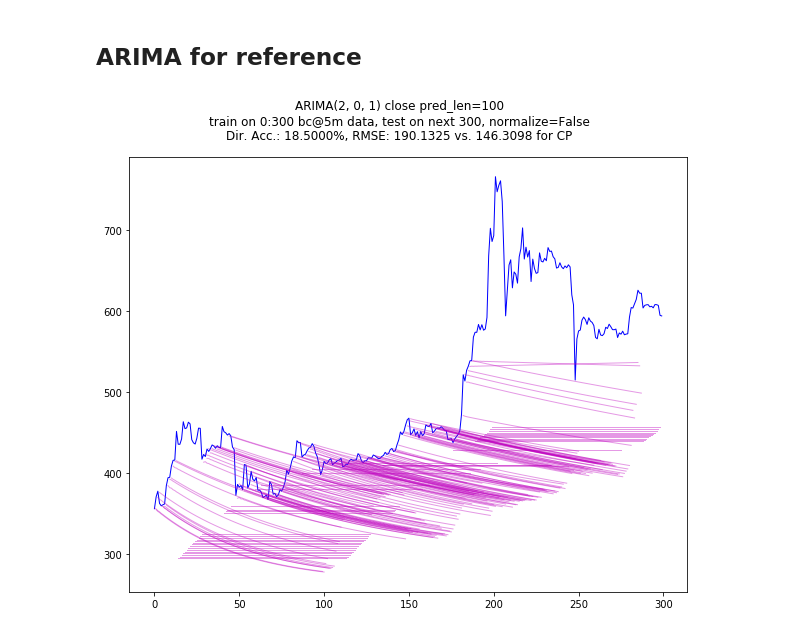
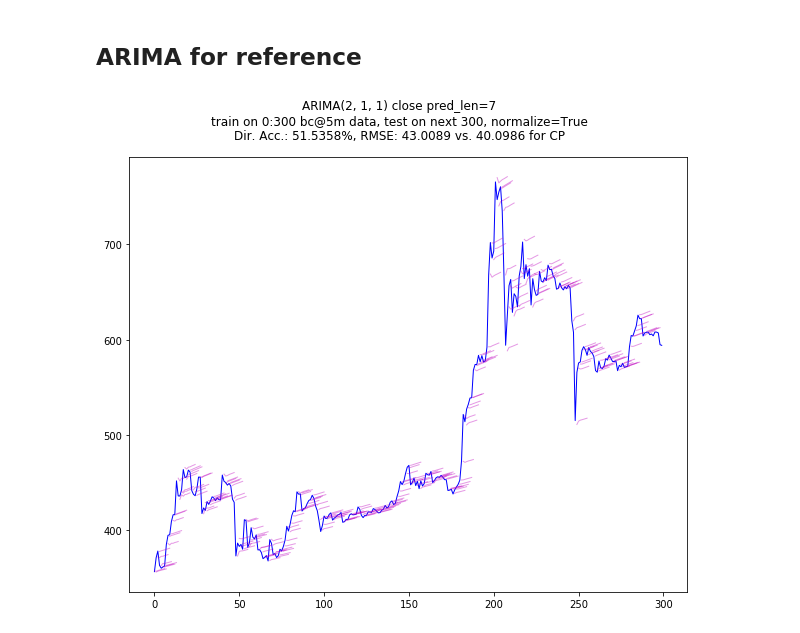
Before and after one commit to NeuronQ/udacity-capstone, a Jupyter notebook: full-runs-btc-24h-ohlcw-sp500-sentimen.ipynb, the cells around one changed output. Drawn from its saved outputs; the diff is of its cells as text; code cells hidden in the pictures.

```diff
--- a/full-runs-btc-24h-ohlcw-sp500-sentimen.ipynb
+++ b/full-runs-btc-24h-ohlcw-sp500-sentimen.ipynb
@@ -659,21 +659,21 @@ data ~ (1359, 1)
 # %%
 run_walk_forward_validation_arima(
     # data to extract:
     data,
     features=['close'],
     from_i=0,
     train_sz=300,
     test_sz=300,
     # data processing:
-    normalize=False,
-    order=(2, 0, 1),
-    pred_len=100,
+    normalize=True,
+    order=(2, 1, 1),
+    pred_len=7,
     skip=False,
     fix_all_rngs_to=False,
     fix_rngs_before_each=False,
 )
 # %% [output]
-[figure, old version]
+[figure, new version]
 # %%
 run_walk_forward_validation_arima(
     # data to extract:
```
Also changed, not shown: parts of 8 cells of this notebook, 2 other files.
